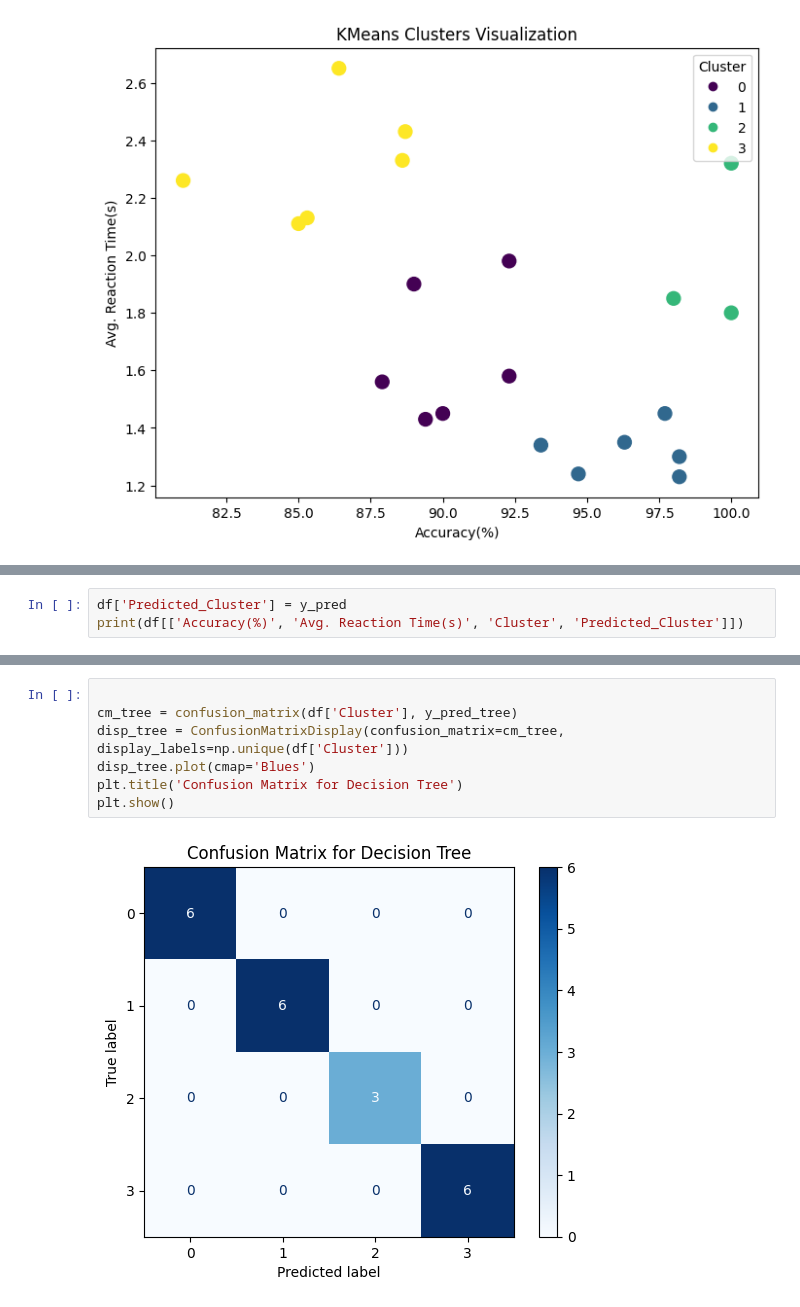
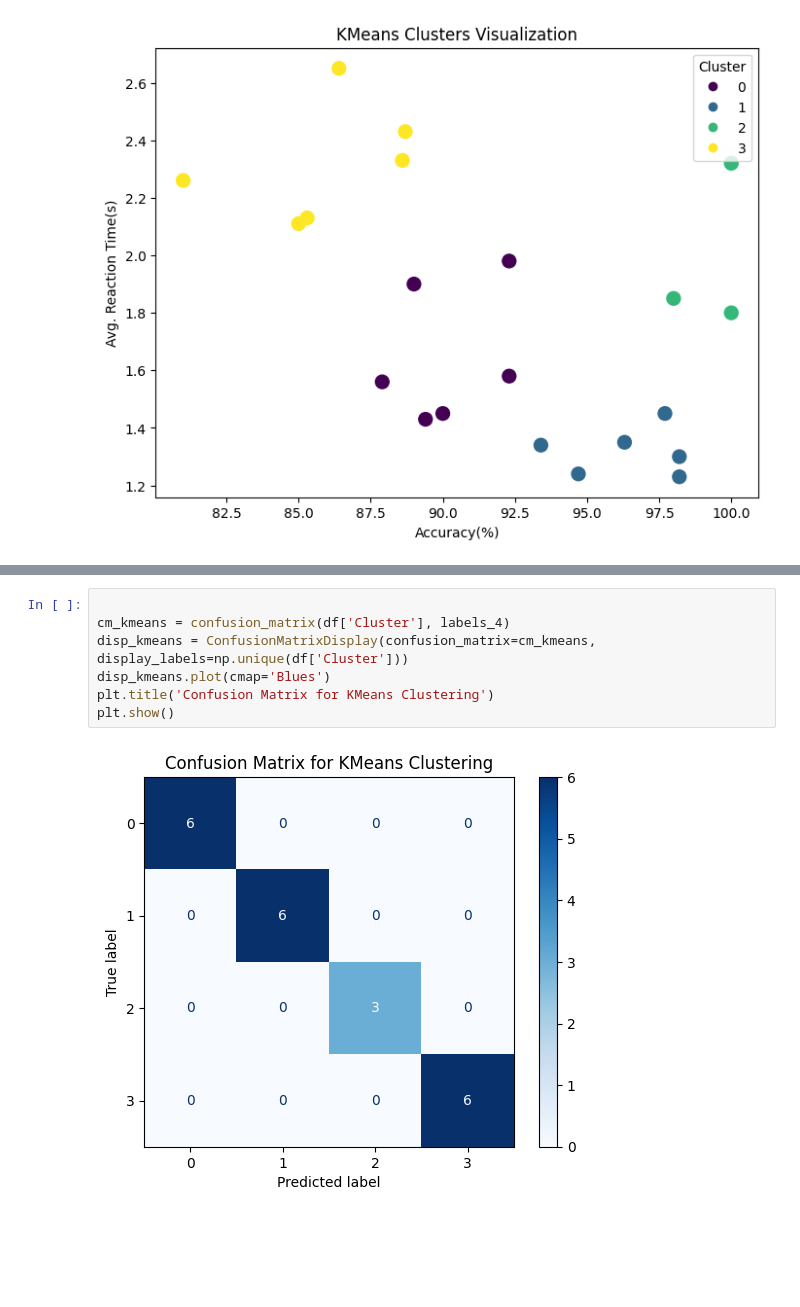
Before and after one commit to Blip-Loban/MutasimFuadSarker_2221460042_CSE445, a Jupyter notebook: Mini Project 1/Project1.ipynb, the cells around one changed output, grey strips where cells are left out. Drawn from its saved outputs; the diff is of its cells as text; blank space fills up the shorter version.

```diff
--- a/Mini Project 1/Project1.ipynb
+++ b/Mini Project 1/Project1.ipynb
@@ -125,3 +97,0 @@ plt.show()
-# %%
-df['Predicted_Cluster'] = y_pred
-print(df[['Accuracy(%)', 'Avg. Reaction Time(s)', 'Cluster', 'Predicted_Cluster']])
@@ -154,9 +98,9 @@ plt.show()
-# %%
-
-cm_tree = confusion_matrix(df['Cluster'], y_pred_tree)
-disp_tree = ConfusionMatrixDisplay(confusion_matrix=cm_tree, display_labels=np.unique(df['Cluster']))
-disp_tree.plot(cmap='Blues')
-plt.title('Confusion Matrix for Decision Tree')
-plt.show()
-# %% [output]
-[figure, removed]
+# %%
+
+cm_kmeans = confusion_matrix(df['Cluster'], labels_4)
+disp_kmeans = ConfusionMatrixDisplay(confusion_matrix=cm_kmeans, display_labels=np.unique(df['Cluster']))
+disp_kmeans.plot(cmap='Blues')
+plt.title('Confusion Matrix for KMeans Clustering')
+plt.show()
+# %% [output]
+[figure, added]
```
Also changed, not shown: parts of 13 cells of this notebook, 2 other files.
